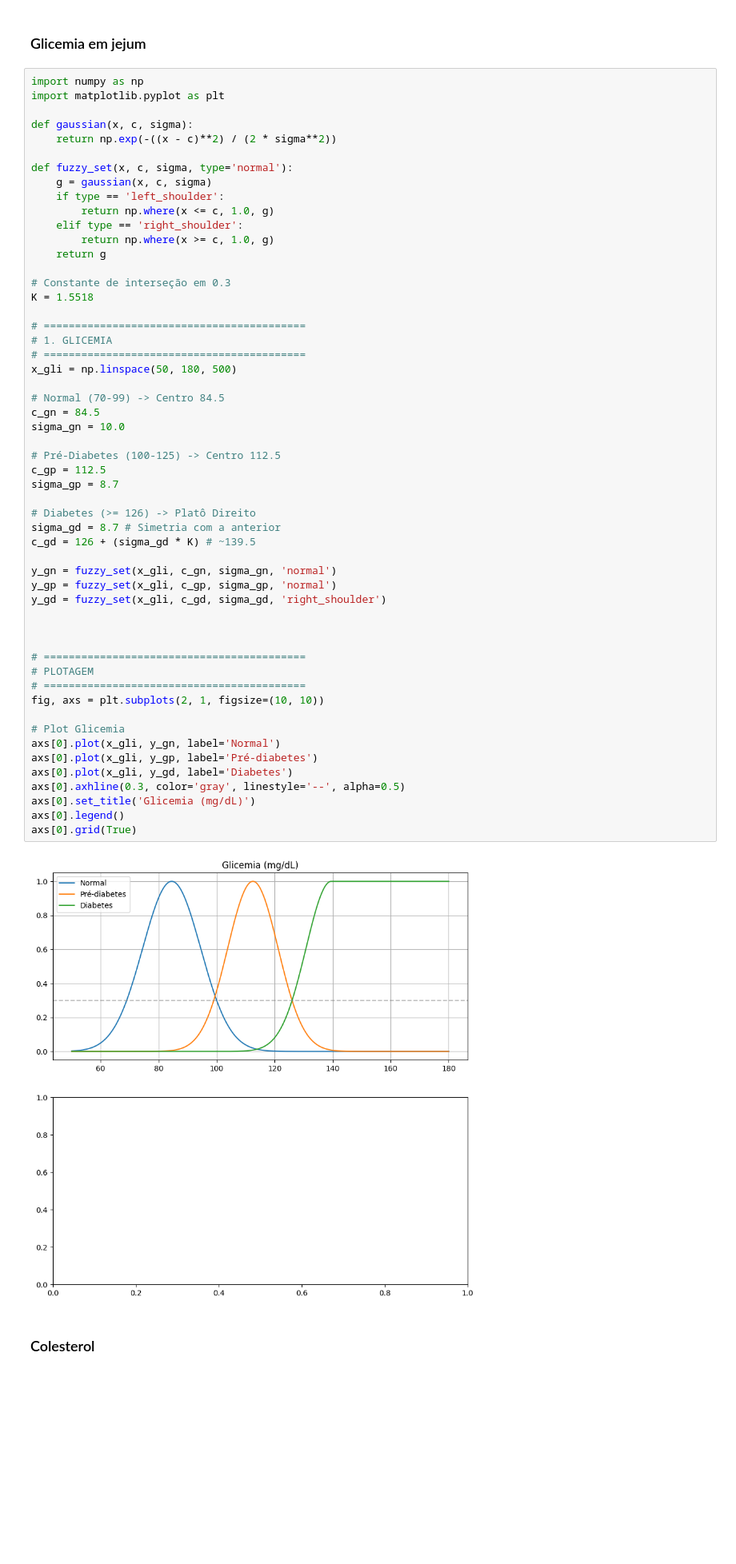
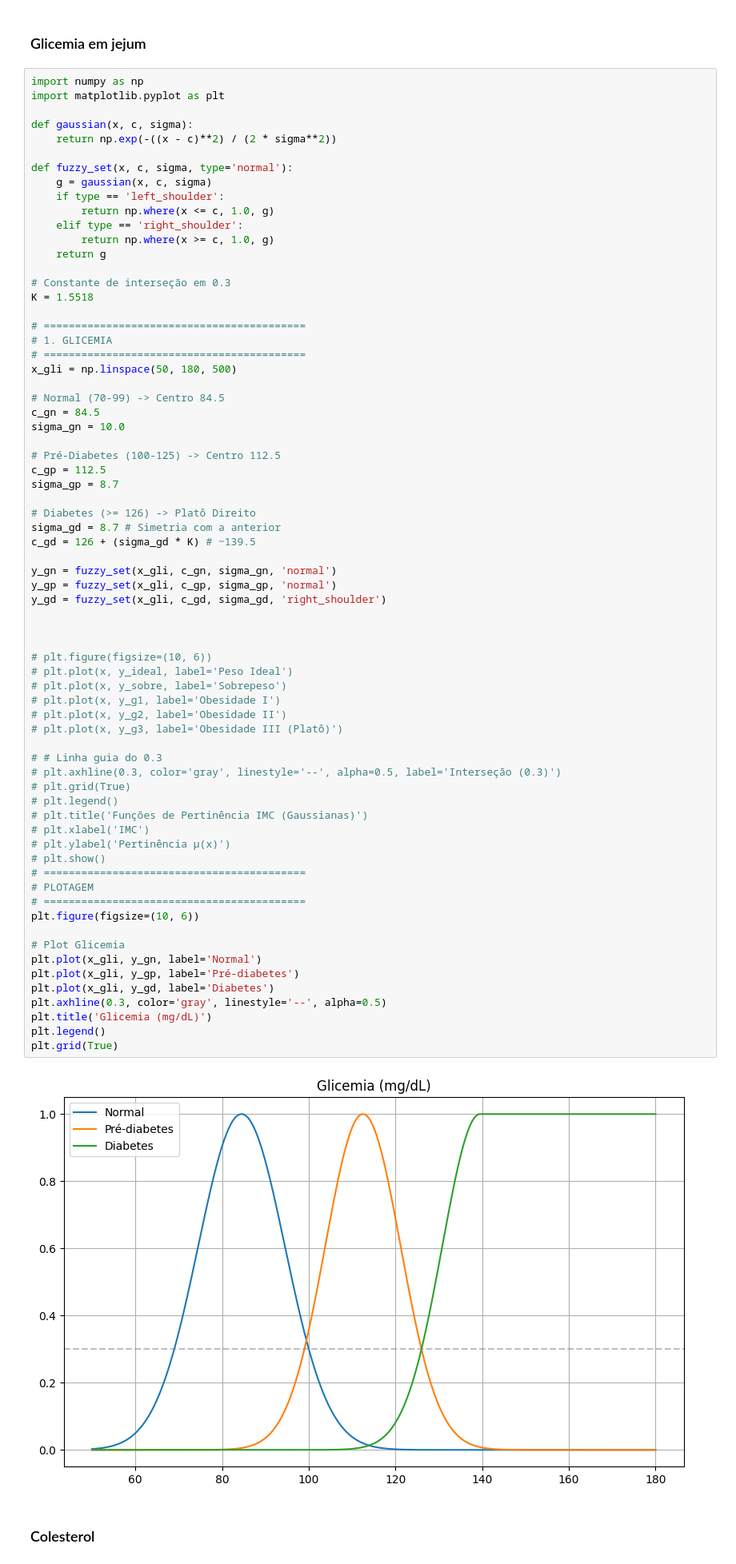
Before and after one commit to MtHenriqueF/Logica-Fuzzy, a Jupyter notebook: logicaFuzzy.ipynb, the cells around one changed output. Shown at 80% size. Saved outputs shown, nothing was run; the diff lists cells and outputs as text; blank space fills up the shorter version.

```diff
--- a/logicaFuzzy.ipynb
+++ b/logicaFuzzy.ipynb
@@ -435,42 +435,57 @@ K = 1.5518
 
 # ==========================================
 # 1. GLICEMIA
 # ==========================================
 x_gli = np.linspace(50, 180, 500)
 
 # Normal (70-99) -> Centro 84.5
 c_gn = 84.5
 sigma_gn = 10.0
 
 # Pré-Diabetes (100-125) -> Centro 112.5
 c_gp = 112.5
 sigma_gp = 8.7
 
 # Diabetes (>= 126) -> Platô Direito
 sigma_gd = 8.7 # Simetria com a anterior
 c_gd = 126 + (sigma_gd * K) # ~139.5
 
 y_gn = fuzzy_set(x_gli, c_gn, sigma_gn, 'normal')
 y_gp = fuzzy_set(x_gli, c_gp, sigma_gp, 'normal')
 y_gd = fuzzy_set(x_gli, c_gd, sigma_gd, 'right_shoulder')
 
 
 
+# plt.figure(figsize=(10, 6))
+# plt.plot(x, y_ideal, label='Peso Ideal')
+# plt.plot(x, y_sobre, label='Sobrepeso')
+# plt.plot(x, y_g1, label='Obesidade I')
+# plt.plot(x, y_g2, label='Obesidade II')
+# plt.plot(x, y_g3, label='Obesidade III (Platô)')
+
+# # Linha guia do 0.3
+# plt.axhline(0.3, color='gray', linestyle='--', alpha=0.5, label='Interseção (0.3)')
+# plt.grid(True)
+# plt.legend()
+# plt.title('Funções de Pertinência IMC (Gaussianas)')
+# plt.xlabel('IMC')
+# plt.ylabel('Pertinência µ(x)')
+# plt.show()
 # ==========================================
 # PLOTAGEM
 # ==========================================
-fig, axs = plt.subplots(2, 1, figsize=(10, 10))
+plt.figure(figsize=(10, 6))
 
 # Plot Glicemia
-axs[0].plot(x_gli, y_gn, label='Normal')
-axs[0].plot(x_gli, y_gp, label='Pré-diabetes')
-axs[0].plot(x_gli, y_gd, label='Diabetes')
-axs[0].axhline(0.3, color='gray', linestyle='--', alpha=0.5)
-axs[0].set_title('Glicemia (mg/dL)')
-axs[0].legend()
-axs[0].grid(True)
+plt.plot(x_gli, y_gn, label='Normal')
+plt.plot(x_gli, y_gp, label='Pré-diabetes')
+plt.plot(x_gli, y_gd, label='Diabetes')
+plt.axhline(0.3, color='gray', linestyle='--', alpha=0.5)
+plt.title('Glicemia (mg/dL)')
+plt.legend()
+plt.grid(True)
 # %% [output]
-[figure, old version]
+[figure, new version]
 # %% [markdown]
 ### Colesterol
 # %%
```
Also changed, not shown: parts of 5 cells of this notebook, 1 other file.
